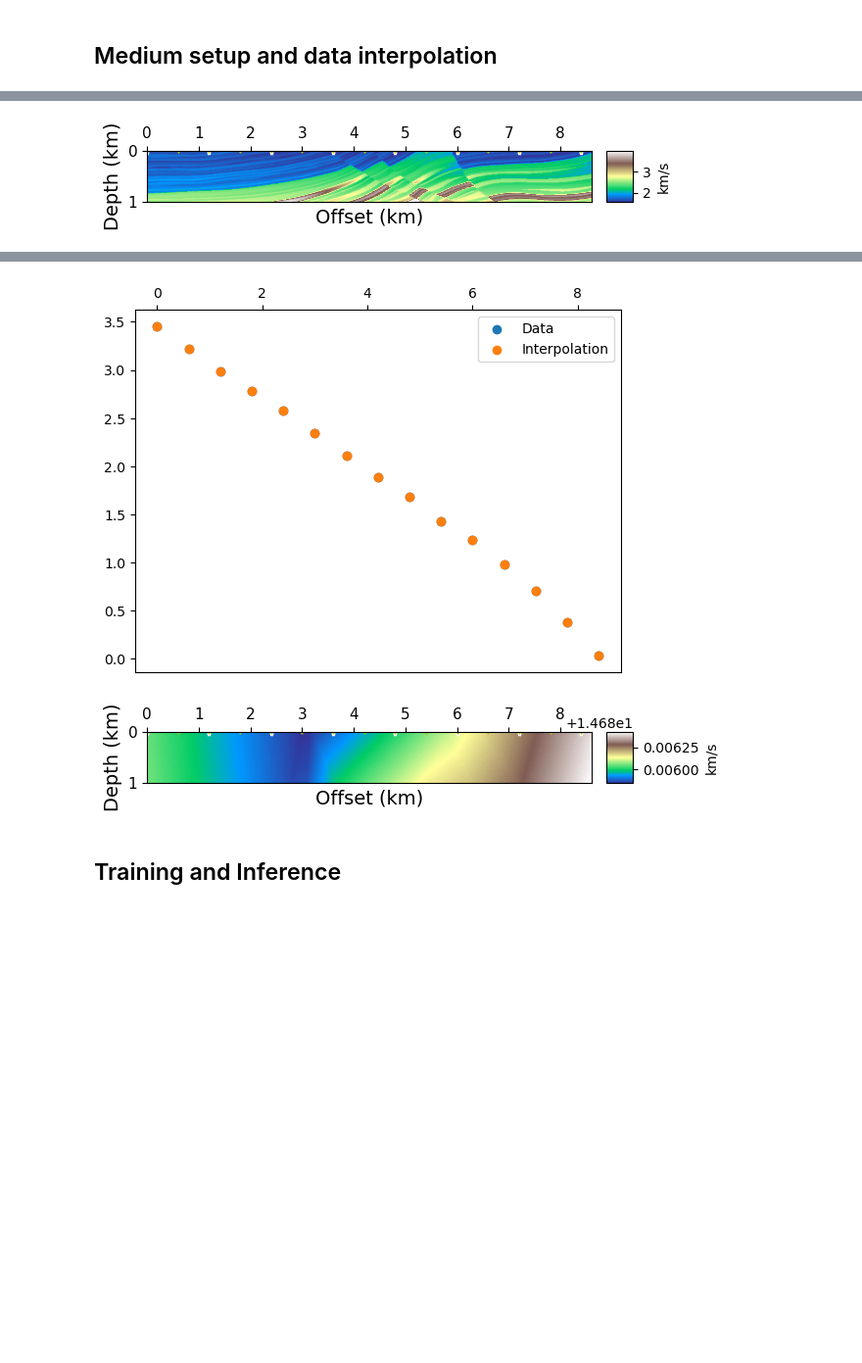
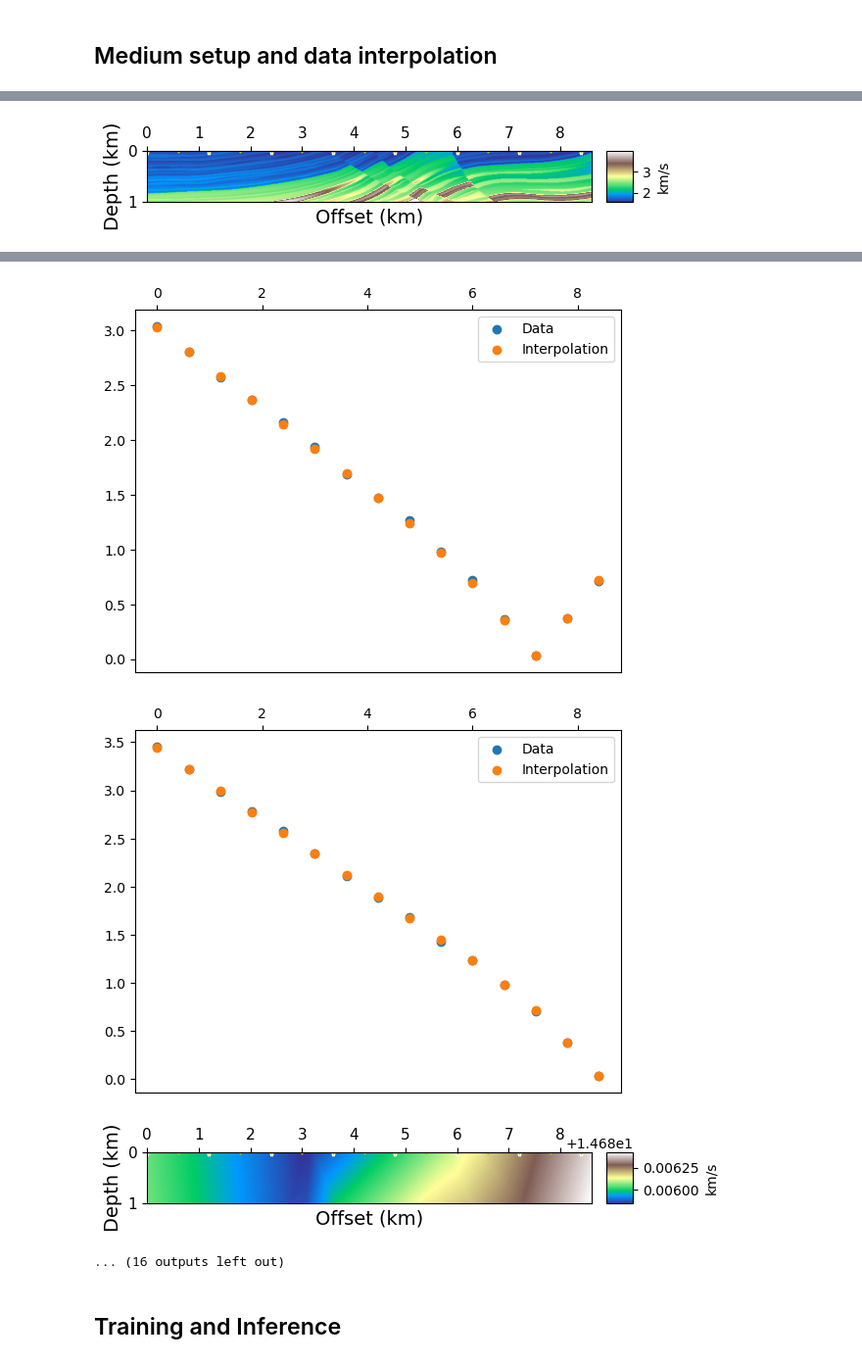
Before and after one commit to hatsyim/hcpinnseikonal, a Jupyter notebook: notebooks/Example-1.ipynb, the cells around one changed output, grey strips where cells are left out. Shown at 98% size. Cells and saved outputs as stored; diff of their text form; code cells hidden in the pictures; blank space fills up the shorter version.

```diff
--- a/notebooks/Example-1.ipynb
+++ b/notebooks/Example-1.ipynb
@@ -26,8 +26,8 @@ from hcpinnseikonal.plot import *
 
 if __name__ == "__main__":
 
-    # wandb.init(project="GFATT_PINNs-11-pytorch-surface-inversion")
-    # wandb.run.log_code(".")
+    wandb.init(project="GFATT_PINNs-11-pytorch-surface-inversion")
+    wandb.run.log_code(".")
 
     parser = ArgumentParser(description="Chekcerboard Test")
 
@@ -384,7 +389,7 @@ args.rescale_plot='y'
 args.initial_velocity=3
 args.zid_source=5
 args.zid_receiver=0
-args.data_type='full'
+args.data_type='nn'
 args.irregular_grid='y'
 args.num_layers=12
 args.model_type='marmousi'
@@ -410,8 +415,6 @@ args.regular_station='y'
 args.rec_spacing=20
 args.sou_spacing=40
 
-temp_dir='/home/taufikmh/temp_files'
-
 dict_args = vars(args)
 print(dict_args)
 # %% [output]
@@ -420,7 +423,7 @@ print(dict_args)
 ## Medium setup and data interpolation
 # %%
 # Setup
-# wandb.config.update(args)
+wandb.config.update(args)
 
 seed = args.seed
 
@@ -586,7 +589,7 @@ if args.field_synthetic=='y':
     plt.ylabel('Z (km)')
     plt.gca().invert_yaxis()
     plt.axis('tight')
-    plt.savefig(os.path.join(temp_dir, 'cross_section.png'), format='png', bbox_inches="tight")
+    plt.savefig(os.path.join(wandb.run.dir, 'cross_section.png'), format='png', bbox_inches="tight")
 else:
     zeve, xeve = z[args.zid_source]*np.ones_like(x[::deltas]), x[::deltas]
     zsta, xsta = z[args.zid_receiver]*np.ones_like(x[::deltar]), x[::deltar]
@@ -654,7 +657,7 @@ velmodel = np.repeat(vel[...,np.newaxis],sx.size,axis=2)
 
 print(np.nanmax(velmodel), len(id_rec_z), len(id_rec_x), len(id_sou_z), len(id_sou_x))
 plot_section(velmodel[:,:,0], 'v_true.png', vmin=np.nanmin(velmodel)+0.1,
-             vmax=np.nanmax(velmodel)-0.5, save_dir=temp_dir, aspect='equal',
+             vmax=np.nanmax(velmodel)-0.5, save_dir=wandb.run.dir, aspect='equal',
              xmin=xmin, xmax=xmax, zmin=zmin, zmax=zmax,
              sx=x[id_sou_x],sz=z[id_sou_z],rx=x[id_rec_x],rz=z[id_rec_z])
 
@@ -669,11 +672,11 @@ T_data = numerical_traveltime(vel, len(x), len(z), len(id_sou_x), xmin, zmin, de
 # Plots
 if args.model_type=='checkerboard':
     plot_section((6 + 6.5217391304347826*Z[:,:,0])/args.scale_factor, "v_back.png",
-                 save_dir=temp_dir, aspect='equal',
+                 save_dir=wandb.run.dir, aspect='equal',
                  xmin=xmin, xmax=xmax, zmin=zmin, zmax=zmax,
                  sx=x[id_sou_x],sz=z[id_sou_z],rx=x[id_rec_x],rz=z[id_rec_z])
     plot_section(velpert[:,:,0]/args.scale_factor, "v_pert.png",
-                 save_dir=temp_dir, aspect='equal',
+                 save_dir=wandb.run.dir, aspect='equal',
                  xmin=xmin, xmax=xmax, zmin=zmin, zmax=zmax,
                  sx=x[id_sou_x],sz=z[id_sou_z],rx=x[id_rec_x],rz=z[id_rec_z])
 
@@ -766,14 +769,14 @@ if data_type=='nn':
     ax.set_ylabel('Loss',fontsize=14)
     plt.yticks(fontsize=11);
     plt.grid()
-    plt.savefig(os.path.join(temp_dir, "data_loss.png"), format='png', bbox_inches="tight")
+    plt.savefig(os.path.join(wandb.run.dir, "data_loss.png"), format='png', bbox_inches="tight")
 
     # Save model
     torch.save({
             'model_state_dict': model.state_dict(),
             'optimizer_state_dict': optimizer.state_dict(),
             'loss': loss_data
-    }, temp_dir+'/saved_data_model')
+    }, wandb.run.dir+'/saved_data_model')
 
 # Analytical solution for the known traveltime part
 if args.depth_shift=='y':
@@ -856,7 +859,7 @@ for i in range(0, len(id_sou_x), plot_int):
     plt.scatter(x[id_rec_x], T_data[id_rec_z,id_rec_x,i], label='Data')
     plt.scatter(x[id_rec_x], Td_hc[id_rec_z,id_rec_x,i], label='Interpolated')
     plt.legend(['Data', 'Interpolation'])
-    plt.savefig(os.path.join(temp_dir, "interpolation.png"), format='png', bbox_inches="tight")
+    plt.savefig(os.path.join(wandb.run.dir, "interpolation.png"), format='png', bbox_inches="tight")
 
 # locate source boolean
 import time
@@ -986,7 +989,7 @@ elif opttype == 'lbfgs':
 scheduler = ReduceLROnPlateau(optimizer, mode='min', factor=0.5, patience=args.reduce_after, verbose=True)
 
 plot_section(torch_to_numpy(v_init, nx, nz, len(id_sou_x))[:,:,0], "v_init.png",
-             save_dir=temp_dir, aspect='equal',
+             save_dir=wandb.run.dir, aspect='equal',
              xmin=xmin, xmax=xmax, zmin=zmin, zmax=zmax,
              sx=x[id_sou_x],sz=z[id_sou_z],rx=x[id_rec_x],rz=z[id_rec_z])
 
@@ -996,22 +999,22 @@ if data_type!='full':
             plot_horizontal(T_data.reshape(X.shape)[id_top_z,id_top_x,i], Td_nn[id_top_z,id_top_x,i],
                             x*args.plotting_factor,'Interpolation Comparison','T (s)',
                             'T_comp_'+str(i)+'.png','True','NN',
-                            save_dir=temp_dir, id_rec_x=id_rec_x, id_rec_z=id_rec_z)
+                            save_dir=wandb.run.dir, id_rec_x=id_rec_x, id_rec_z=id_rec_z)
             plot_horizontal(smooth(np.gradient(T_data.reshape(X.shape)[id_top_z,id_top_x,i]),2,'blackman'),
                             np.gradient(Td_nn[id_top_z,id_top_x,i]),
                             x*args.plotting_factor,'Interpolation Comparison','dT/dx (s/km)',
                             'Tdx_comp_'+str(i)+'.png','True','NN',
-                            save_dir=temp_dir, id_rec_x=id_rec_x, id_rec_z=id_rec_z)
+                            save_dir=wandb.run.dir, id_rec_x=id_rec_x, id_rec_z=id_rec_z)
     else:
         for i in range(0, len(id_sou_x), plot_int):
             plot_horizontal(T_data.reshape(X.shape)[0,:,i], Td_nn[0,:,i],
                             x*args.plotting_factor,'Interpolation Comparison','T (s)',
                             'T_comp_'+str(i)+'.png','True','NN',
-                            save_dir=temp_dir, id_rec_x=id_rec_x, id_rec_z=id_rec_z)
+                            save_dir=wandb.run.dir, id_rec_x=id_rec_x, id_rec_z=id_rec_z)
             plot_horizontal(smooth(np.gradient(T_data.reshape(X.shape)[0,:,i]),2,'blackman'), np.gradient(Td_nn[0,:,i]),
                             x*args.plotting_factor,'Interpolation Comparison','dT/dx (s/km)',
                             'Tdx_comp_'+str(i)+'.png','True','NN',
-                            save_dir=temp_dir, id_rec_x=id_rec_x, id_rec_z=id_rec_z)
+                            save_dir=wandb.run.dir, id_rec_x=id_rec_x, id_rec_z=id_rec_z)
 # %% [output]
 Cuda installed! Running on GPU!
 Device: cuda:0 Quadro RTX 8000
@@ -1028,5 +1044,7 @@ Loading time: 0.04 minutes
-[figure, old version]
+[figure, new version]
-[figure, old version]
+[figure, new version]
+[figure, added]
+... (16 outputs left out)
 # %% [markdown]
 ## Training and Inference
 # %%
```
Also changed, not shown: parts of 3 cells of this notebook.
